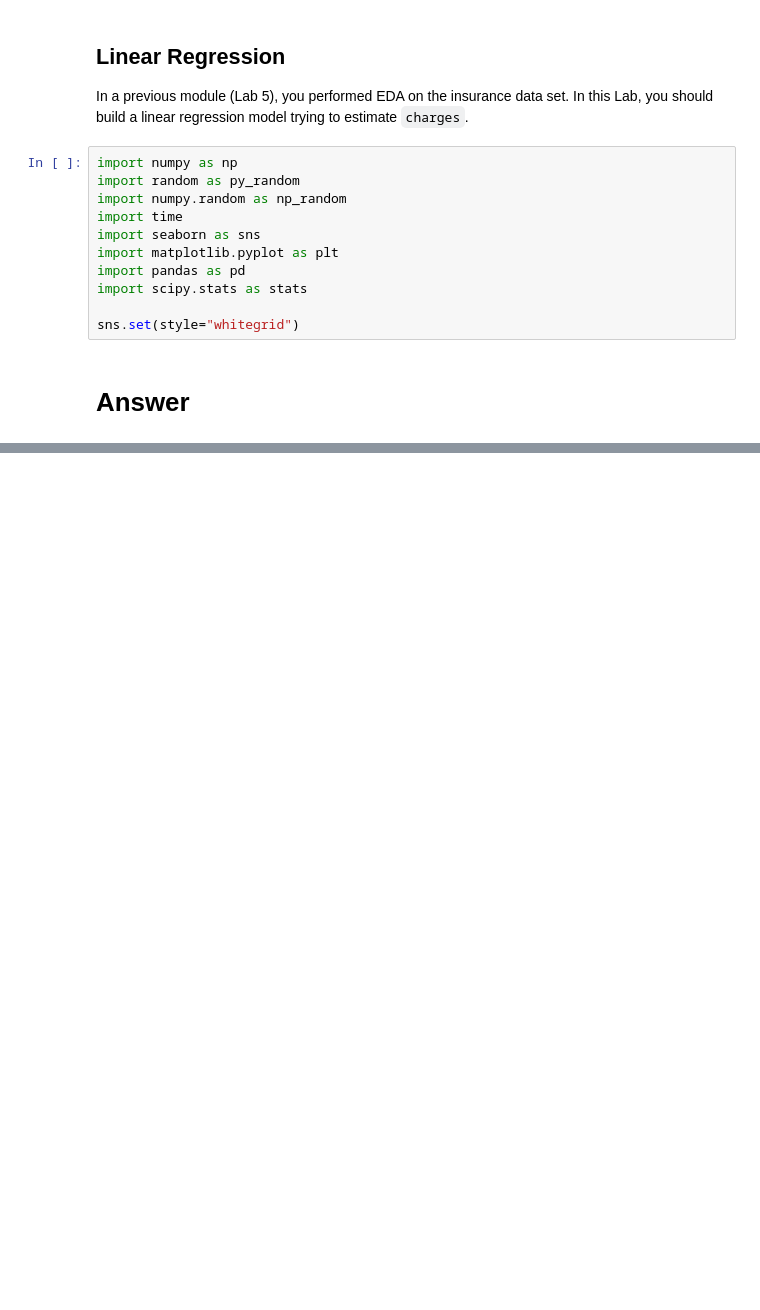
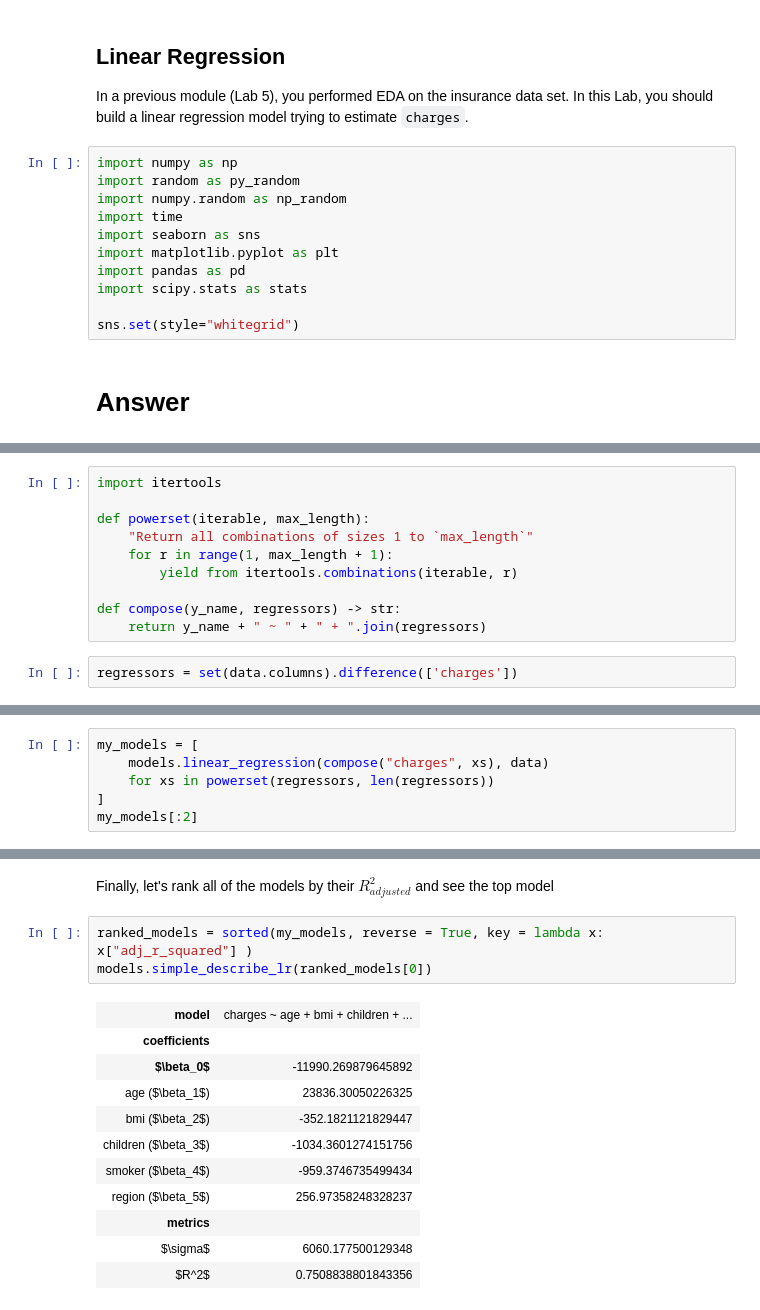
Before and after one commit to natemcintosh/en_685_648_data_science, a Jupyter notebook: 10_module/lab/nmcinto2.ipynb, the cells around one changed output, grey strips where cells are left out. Drawn from its saved outputs; the diff is of its cells as text; blank space fills up the shorter version.

```diff
--- a/10_module/lab/nmcinto2.ipynb
+++ b/10_module/lab/nmcinto2.ipynb
@@ -45,0 +60,12 @@ sns.set(style="whitegrid")
+# %%
+import itertools
+
+def powerset(iterable, max_length):
+    "Return all combinations of sizes 1 to `max_length`"
+    for r in range(1, max_length + 1):
+        yield from itertools.combinations(iterable, r)
+
+def compose(y_name, regressors) -> str:
+    return y_name + " ~ " + " + ".join(regressors)
+# %%
+regressors = set(data.columns).difference(['charges'])
@@ -45,0 +74,6 @@ sns.set(style="whitegrid")
+# %%
+my_models = [
+    models.linear_regression(compose("charges", xs), data)
+    for xs in powerset(regressors, len(regressors))
+]
+my_models[:2]
@@ -45,0 +127,17 @@ sns.set(style="whitegrid")
+# %% [markdown]
+Finally, let's rank all of the models by their $R^2_{adjusted}$ and see the top model
+# %%
+ranked_models = sorted(my_models, reverse = True, key = lambda x: x["adj_r_squared"] )
+models.simple_describe_lr(ranked_models[0])
+# %% [output]
+| model | charges ~ age + bmi + children + ... |
+| coefficients |  |
+| $\beta_0$ | -11990.269879645892 |
+| age ($\beta_1$) | 23836.30050226325 |
+| bmi ($\beta_2$) | -352.1821121829447 |
+| children ($\beta_3$) | -1034.3601274151756 |
+| smoker ($\beta_4$) | -959.3746735499434 |
+| region ($\beta_5$) | 256.97358248328237 |
+| metrics |  |
+| $\sigma$ | 6060.177500129348 |
+| $R^2$ | 0.7508838801843356 |
```
Also changed, not shown: parts of 13 cells of this notebook, 1 other file.
